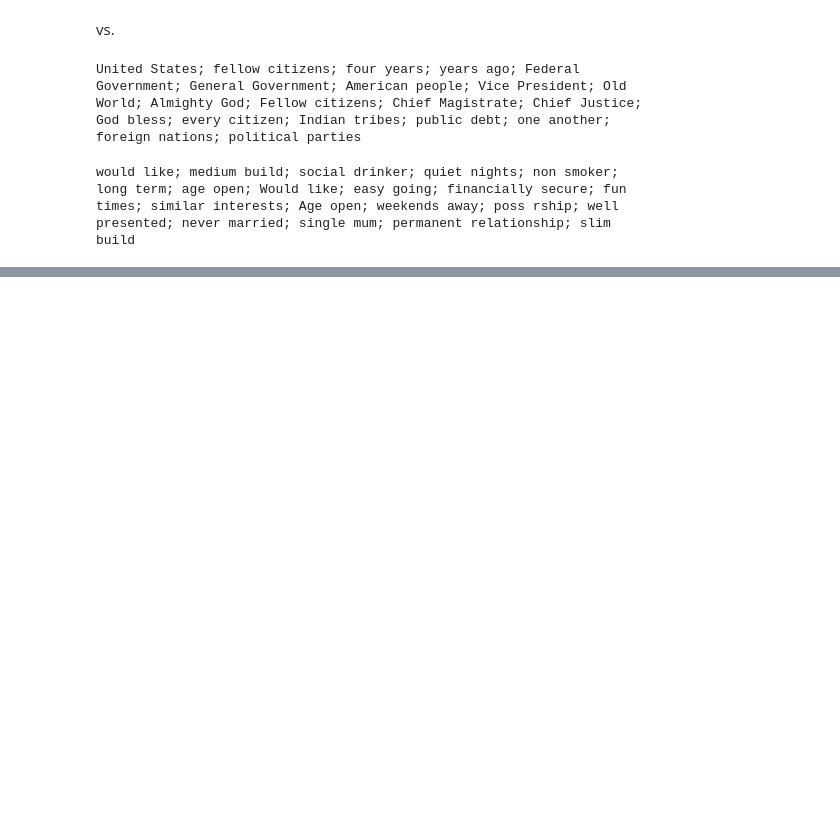
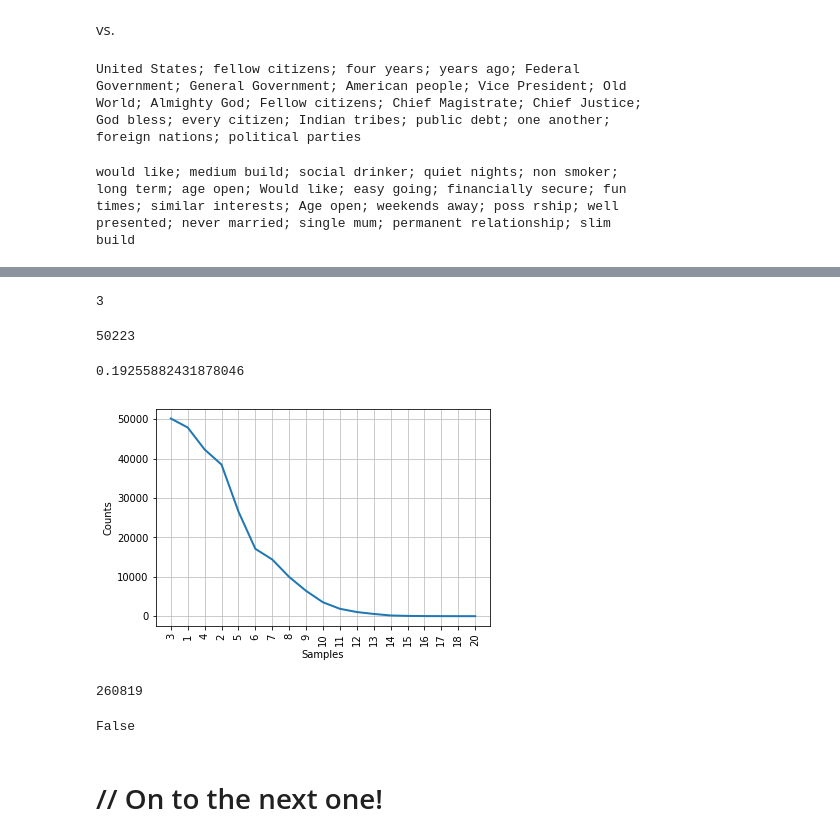
Before and after one commit to dodgemcintosh/NLP-with-Python, a Jupyter notebook: 3-Computing-with-Language.ipynb, the cells around one changed output, grey strips where cells are left out. Cells and saved outputs as stored; diff of their text form; code cells hidden in the pictures; blank space fills up the shorter version.

```diff
--- a/3-Computing-with-Language.ipynb
+++ b/3-Computing-with-Language.ipynb
@@ -122,0 +125,3 @@ build
+# %%
+fdist = FreqDist(len(w) for w in text1)
+fdist
@@ -122,0 +152,32 @@ build
+# %%
+# Most frequent word length
+fdist.max()
+# %% [output]
+3
+# %%
+# Words of length 3 account for ~50,000 words
+fdist[3]
+# %% [output]
+50223
+# %%
+# Words of length 3 account for ~20% of the words making up the book
+fdist.freq(3)
+# %% [output]
+0.19255882431878046
+# %%
+# Visualize it
+fdist.plot()
+# %% [output]
+[figure, added]
+# %%
+# Total number of samples
+fdist.N()
+# %% [output]
+260819
+# %%
+# Test if samples in one occur more than in the other
+fdist < fdist5
+# %% [output]
+False
+# %% [markdown]
+# // On to the next one!
```
Also changed, not shown: parts of 3 cells of this notebook.
